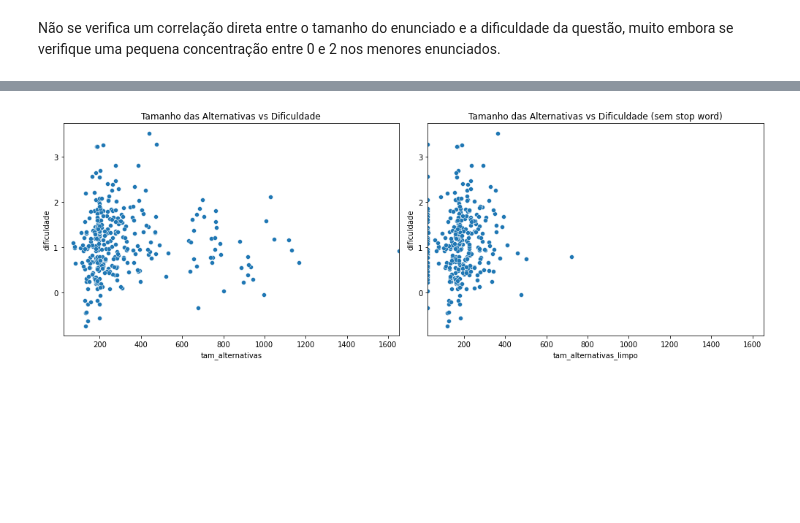
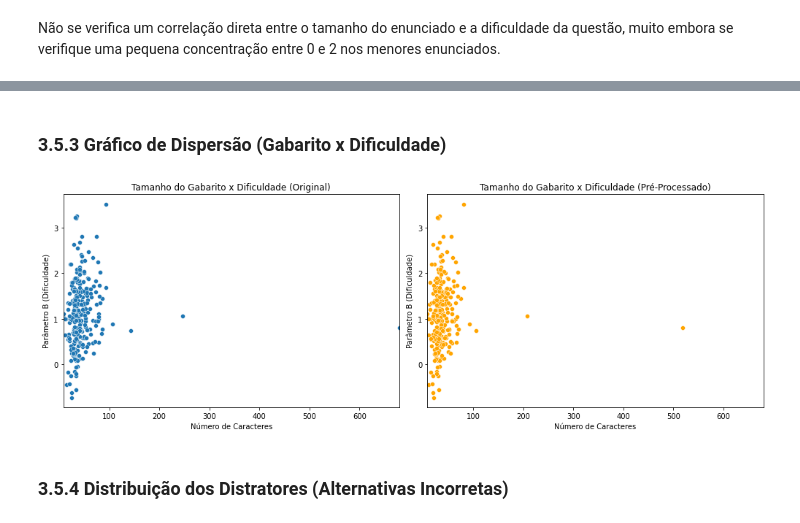
Before and after one commit to ciziks/enem-embbedings-social-questions, a Jupyter notebook: notebooks/3. Análise Exploratória.ipynb, the cells around one changed output, grey strips where cells are left out. Saved outputs shown, nothing was run; the diff lists cells and outputs as text; code cells hidden in the pictures; blank space fills up the shorter version.

Commit message:
distratores + análise exploratória + ajustes

```diff
--- a/notebooks/3. Análise Exploratória.ipynb
+++ b/notebooks/3. Análise Exploratória.ipynb
@@ -23,7 +25,7 @@ from sklearn.feature_extraction.text import CountVectorizer
 # %%
 # Carregando dados limpos (resultado da Pré-Tokenização)
 
-data_folder = "../data/final/enem_data.csv"
+data_folder = "../data/cleaned_data.csv"
 
 df_enem = pd.read_csv(data_folder)
 df_enem.head()
@@ -309,8 +354,3 @@ Afinal, na maioria dos anos, o máximo de dificuldade (excluídos os outliers) n
-# %%
-# aplicando limpezas nas variáveis textuais
-
-df["enunciado_limpo"] = df["enunciado"].apply(clean_text)
-df["alternativas_limpo"] = df["alternativas"].apply(clean_alternatives)
 # %%
 # visualizando o histograma da variável de enunciado pelo tamanho do mesmo
 
@@ -361,15 +402,0 @@ df['gabarito'].value_counts().plot(kind='bar', title='Distribuição de Alternat
-# %%
-# distribuições dos tamanhos das alternativas possíveis
-
-fig, axes = plt.subplots(1, 2, figsize=(14, 5))
-df['tam_alternativas'] = df['alternativas'].str.len()
-df['tam_alternativas_limpo'] = df['alternativas_limpo'].str.len()
-
-sns.histplot(df['tam_alternativas'], bins=30, kde=True, ax=axes[0])
-axes[0].set_title('Distribuição do Tamanho das Alternativass')
-
-sns.histplot(df['tam_alternativas_limpo'], bins=30, kde=True, ax=axes[1])
-axes[1].set_title('Distribuição do Tamanho das Alternativass (sem stop word)')
-
-plt.tight_layout()
-plt.show()
@@ -378,19 +437,30 @@ plt.show()
+# %% [markdown]
+### 3.5.3 **Gráfico de Dispersão (Gabarito x Dificuldade)**
 # %%
-# relação entre alternativa e dificuldade
+fig, axes = plt.subplots(1, 2, figsize=(14, 5))
 
-fig, axes = plt.subplots(1, 2, figsize=(14, 5))
-sns.scatterplot(x='tam_alternativas', y='dificuldade', data=df, ax=axes[0])
-axes[0].set_title('Tamanho das Alternativas vs Dificuldade')
+# Gráfico de dispersão do tamanho dos enunciados
+sns.scatterplot(x=tamanho_gabarito_texto, y=df["dificuldade"], ax=axes[0])
+axes[0].set_title("Tamanho do Gabarito x Dificuldade (Original)")
+axes[0].set_ylabel("Parâmetro B (Dificuldade)")
+axes[0].set_xlabel("Número de Caracteres")
 
-sns.scatterplot(x='tam_alternativas_limpo', y='dificuldade', data=df, ax=axes[1])
-axes[1].set_title('Tamanho das Alternativas vs Dificuldade (sem stop word)')
+# Gráfico de dispersão do tamanho dos enunciados pré-processados
+sns.scatterplot(
+    x=tamanho_gabarito_texto_limpo, y=df["dificuldade"], ax=axes[1], color="orange"
+)
+axes[1].set_title("Tamanho do Gabarito x Dificuldade (Pré-Processado)")
+axes[1].set_ylabel("Parâmetro B (Dificuldade)")
+axes[1].set_xlabel("Número de Caracteres")
 
-x_min = df['tam_alternativas_limpo'].min()
-x_max = df['tam_alternativas'].max()
+x_min = tamanho_gabarito_texto_limpo.min()
+x_max = tamanho_gabarito_texto.max()
 axes[0].set_xlim(x_min, x_max)
 axes[1].set_xlim(x_min, x_max)
 
 plt.tight_layout()
 plt.show()
 # %% [output]
-[figure, old version]
+[figure, new version]
+# %% [markdown]
+### 3.5.4 **Distribuição dos Distratores (Alternativas Incorretas)**
```
Also changed, not shown: parts of 33 cells of this notebook, 6 other files.
